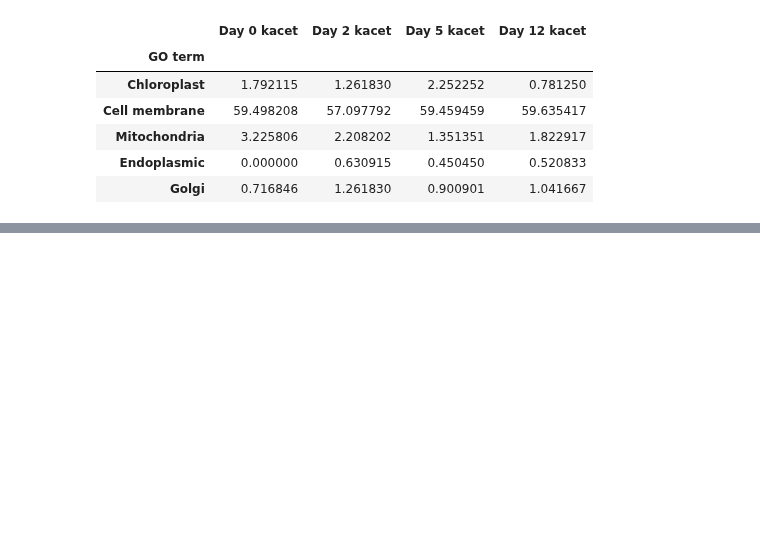
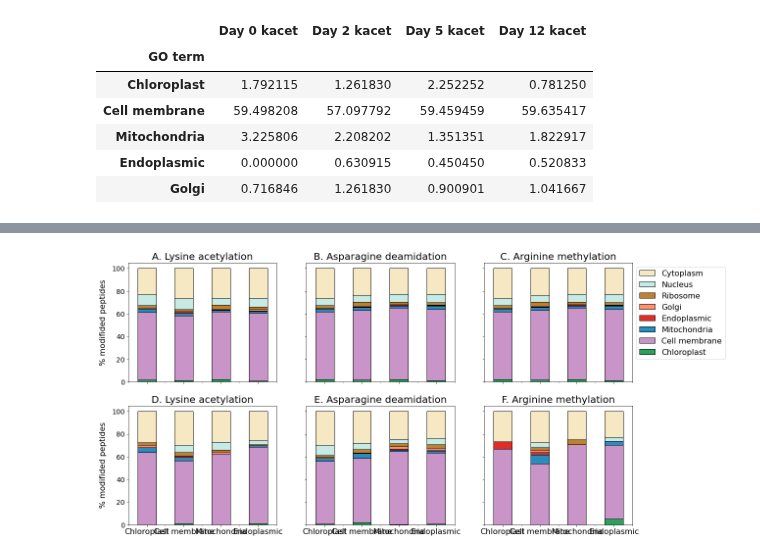
Before and after one commit to MeganEDuffy/rot-mayer, a Jupyter notebook: notebooks/PTM-cellular-comp/PTM-CC-plots.ipynb, the cells around one changed output, grey strips where cells are left out. Drawn from its saved outputs; the diff is of its cells as text; code cells hidden in the pictures; blank space fills up the shorter version.

```diff
--- a/notebooks/PTM-cellular-comp/PTM-CC-plots.ipynb
+++ b/notebooks/PTM-cellular-comp/PTM-CC-plots.ipynb
@@ -179,0 +180,68 @@ ax3.tick_params(axis='y', labelsize= 14);
+# %%
+# plot subplots
+
+fig, axes = plt.subplots(figsize=(15, 8),nrows=2, ncols=3, sharex = True, sharey = True)
+plt.tight_layout(pad=1)
+
+plt.subplots_adjust(left=None, bottom=None, right=None, top=None, wspace=0.2, hspace=0.2)
+
+colors = ['#2ca25f', '#c994c7', '#2b8cbe', '#de2d26', '#fc9272', '#bf812d', '#c7eae5', '#f6e8c3']
+
+labels = ['Day 0', 'Day 2', 'Day 5', 'Day 12']
+
+
+#  Lysine acetylation
+
+kacet_T.plot(ax = axes[0,0], kind='bar', stacked=True, color = colors, edgecolor = 'black')
+axes[0,0].set_title('A. Lysine acetylation', fontsize = 20)
+axes[0,0].set_ylabel("% modifided peptides", labelpad=10, fontsize = 16)
+axes[0,0].get_legend().remove()
+axes[0,0].tick_params(axis='y', labelsize= 14)
+
+#  Asparagine deamidation
+
+ndeam_T.plot(ax = axes[0,1], kind='bar', stacked=True, color = colors, edgecolor = 'black')
+axes[0,1].set_title('B. Asparagine deamidation', fontsize = 20)
+axes[0,1].get_legend().remove()
+axes[0,1].tick_params(axis='y', labelsize= 14)
+
+
+#  Arginine methylation
+
+rmeth_T.plot(ax = axes[0,2], kind='bar', stacked=True, color = colors, edgecolor = 'black')
+axes[0,2].set_title('C. Arginine methylation', fontsize = 20)
+
+handles, labels = axes[0,2].get_legend_handles_labels()
+axes[0,2].legend(handles[::-1], labels[::-1], bbox_to_anchor=(1,1), \
+                 loc="upper left", fontsize = 16, ncol = 1)
+axes[0,2].tick_params(axis='y', labelsize= 14)
+
+#  Lysine acetylation
+
+kacet_ud_T.plot(ax = axes[1,0], kind='bar', stacked=True, color = colors, edgecolor = 'black')
+axes[1,0].set_title('D. Lysine acetylation', fontsize = 20)
+axes[1,0].set_ylabel("% modifided peptides", labelpad=10, fontsize = 16)
+axes[1,0].set_xticklabels(labels, rotation = 0, fontsize = 16)
+axes[1,0].get_legend().remove()
+axes[1,0].tick_params(axis='y', labelsize= 14)
+
+#  Asparagine deamidation
+
+ndeam_ud_T.plot(ax = axes[1,1], kind='bar', stacked=True, color = colors, edgecolor = 'black')
+axes[1,1].set_title('E. Asparagine deamidation', fontsize = 20)
+axes[1,1].set_xticklabels(labels, rotation = 0, fontsize = 16)
+axes[1,1].get_legend().remove()
+axes[1,1].tick_params(axis='y', labelsize= 14)
+
+
+#  Arginine methylation
+
+rmeth_ud_T.plot(ax = axes[1,2], kind='bar', stacked=True, color = colors, edgecolor = 'black')
+axes[1,2].set_title('F. Arginine methylation', fontsize = 20)
+axes[1,2].get_legend().remove()
+axes[1,2].set_xticklabels(labels, rotation = 0, fontsize = 16)
+axes[1,2].tick_params(axis='y', labelsize= 14);
+
+#plt.savefig('/home/millieginty/Documents/git-repos/2017-etnp/data/thesis-talk/rot-GO-bar_percent.png', bbox_inches='tight', dpi=400)
+# %% [output]
+[figure, added]
```
Also changed, not shown: parts of 2 cells of this notebook, 2 other files.
